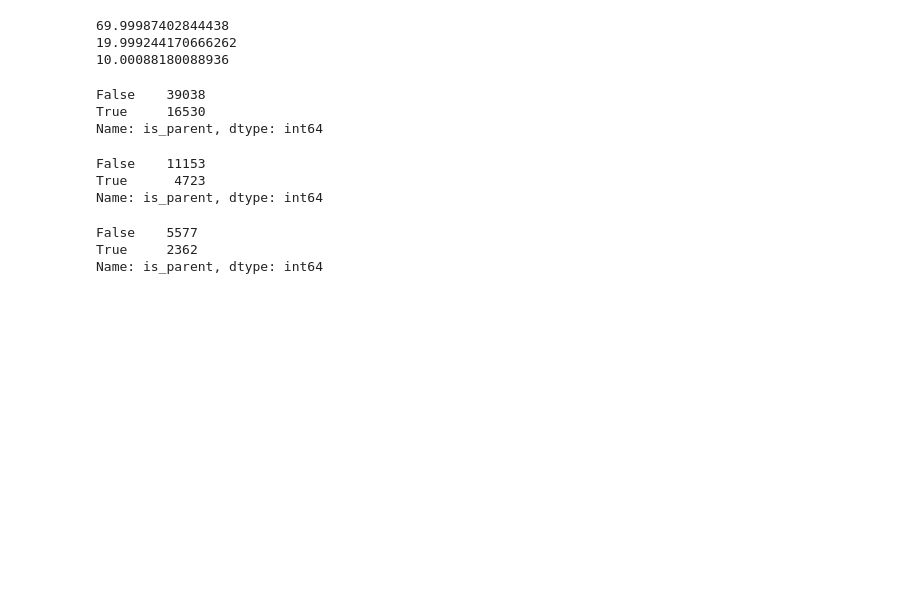
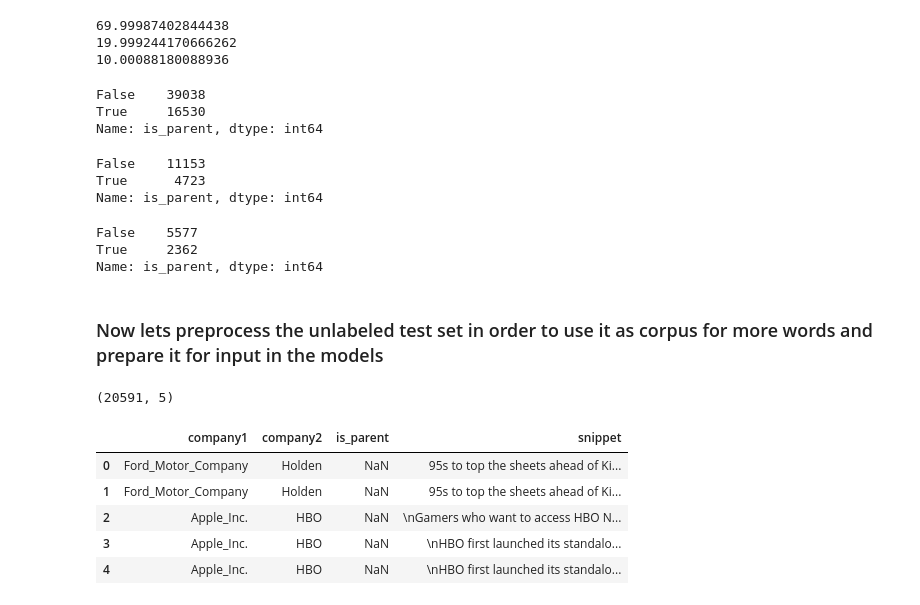
Before and after one commit to radpet/team_a, a Jupyter notebook: Radi/DataProcessing.ipynb, the cells around one changed output. Cells and saved outputs as stored; diff of their text form; code cells hidden in the pictures; blank space fills up the shorter version.

```diff
--- a/Radi/DataProcessing.ipynb
+++ b/Radi/DataProcessing.ipynb
@@ -112,3 +116,5 @@ test["is_parent"].value_counts()
 False    5577
 True     2362
 Name: is_parent, dtype: int64
+# %% [markdown]
+### Now lets preprocess the unlabeled test set in order to use it as corpus for more words and prepare it for input in the models
@@ -114,0 +123,13 @@ Name: is_parent, dtype: int64
+# %%
+onto_test.shape
+# %% [output]
+(20591, 5)
+# %%
+onto_test[:5]
+# %% [output]
+|  | company1 | company2 | is_parent | snippet |
+| 0 | Ford_Motor_Company | Holden | NaN | 95s to top the sheets ahead of Ki... |
+| 1 | Ford_Motor_Company | Holden | NaN | 95s to top the sheets ahead of Ki... |
+| 2 | Apple_Inc. | HBO | NaN | \nGamers who want to access HBO N... |
+| 3 | Apple_Inc. | HBO | NaN | \nHBO first launched its standalo... |
+| 4 | Apple_Inc. | HBO | NaN | \nHBO first launched its standalo... |
```
Also changed, not shown: parts of 12 cells of this notebook, 4 other files.
